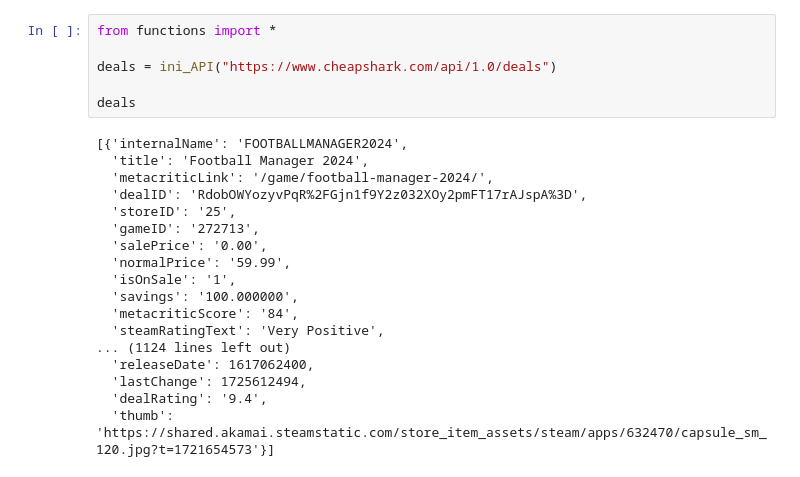
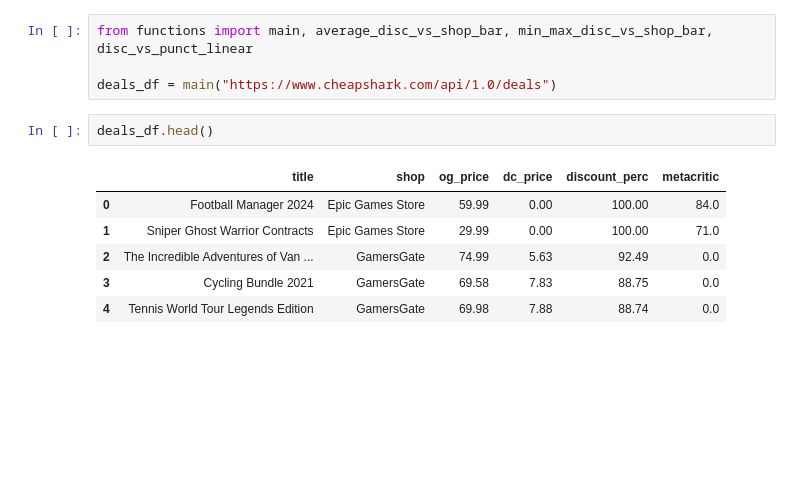
Before and after one commit to ivanalonsom/Project3_DataAnalysis_Oriented_To_Sales_Strategies, a Jupyter notebook: main.ipynb, the cells around one changed output. Saved outputs shown, nothing was run; the diff lists cells and outputs as text; blank space fills up the shorter version.

```diff
--- a/main.ipynb
+++ b/main.ipynb
@@ -1,24 +1,13 @@
 # %%
-from functions import *
+from functions import main, average_disc_vs_shop_bar, min_max_disc_vs_shop_bar, disc_vs_punct_linear
 
-deals = ini_API("https://www.cheapshark.com/api/1.0/deals")
-
-deals
+deals_df = main("https://www.cheapshark.com/api/1.0/deals")
-# %% [output]
-[{'internalName': 'FOOTBALLMANAGER2024',
-  'title': 'Football Manager 2024',
-  'metacriticLink': '/game/football-manager-2024/',
-  'dealID': 'RdobOWYozyvPqR%2FGjn1f9Y2z032XOy2pmFT17rAJspA%3D',
-  'storeID': '25',
-  'gameID': '272713',
-  'salePrice': '0.00',
-  'normalPrice': '59.99',
-  'isOnSale': '1',
-  'savings': '100.000000',
-  'metacriticScore': '84',
-  'steamRatingText': 'Very Positive',
-... (1124 lines left out)
-  'releaseDate': 1617062400,
-  'lastChange': 1725612494,
-  'dealRating': '9.4',
-  'thumb': 'https://shared.akamai.steamstatic.com/store_item_assets/steam/apps/632470/capsule_sm_120.jpg?t=1721654573'}]
+# %%
+deals_df.head()
+# %% [output]
+|  | title | shop | og_price | dc_price | discount_perc | metacritic |
+| 0 | Football Manager 2024 | Epic Games Store | 59.99 | 0.00 | 100.00 | 84.0 |
+| 1 | Sniper Ghost Warrior Contracts | Epic Games Store | 29.99 | 0.00 | 100.00 | 71.0 |
+| 2 | The Incredible Adventures of Van ... | GamersGate | 74.99 | 5.63 | 92.49 | 0.0 |
+| 3 | Cycling Bundle 2021 | GamersGate | 69.58 | 7.83 | 88.75 | 0.0 |
+| 4 | Tennis World Tour Legends Edition | GamersGate | 69.98 | 7.88 | 88.74 | 0.0 |
```
Also changed, not shown: parts of 5 cells of this notebook, 4 other files.
